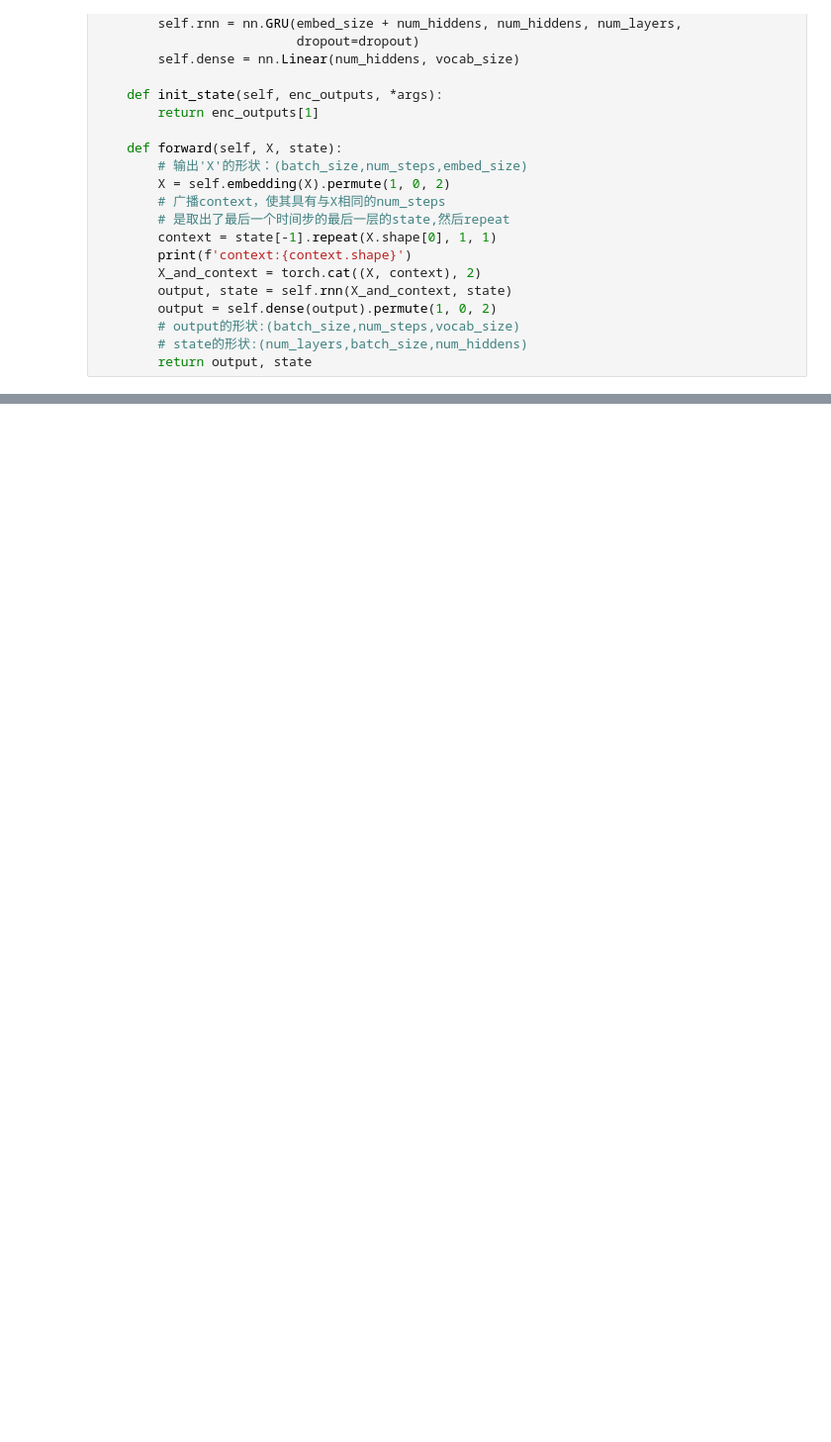
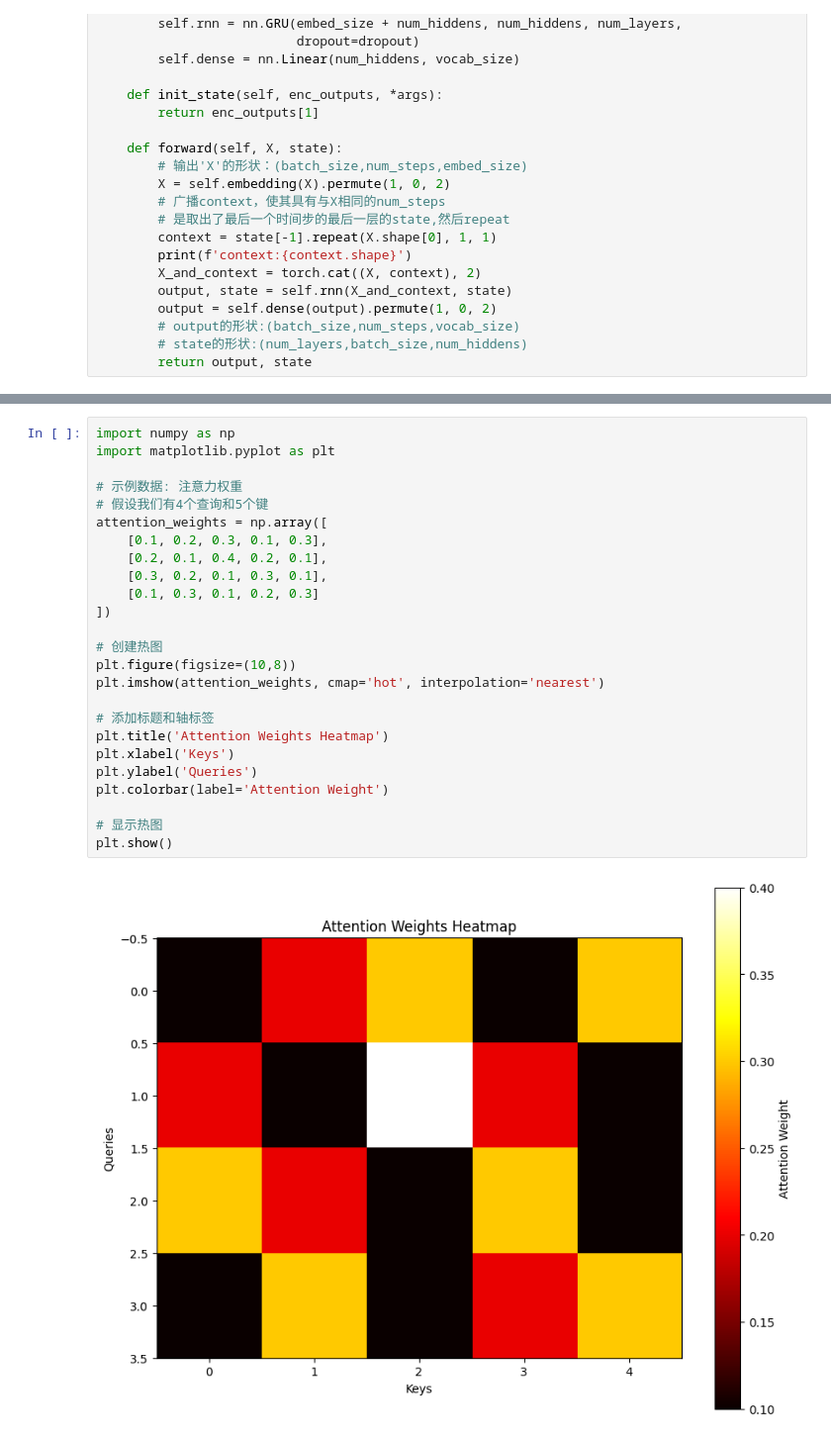
Before and after one commit to Muyiiiii/LimuClass-DL, a Jupyter notebook: code/myCode/try.ipynb, the cells around one changed output, grey strips where cells are left out. Shown at 99% size. Drawn from its saved outputs; the diff is of its cells as text; blank space fills up the shorter version.

```diff
--- a/code/myCode/try.ipynb
+++ b/code/myCode/try.ipynb
@@ -692,0 +693,27 @@ context:torch.Size([7, 4, 16])
+# %%
+import numpy as np
+import matplotlib.pyplot as plt
+
+# 示例数据: 注意力权重
+# 假设我们有4个查询和5个键
+attention_weights = np.array([
+    [0.1, 0.2, 0.3, 0.1, 0.3],
+    [0.2, 0.1, 0.4, 0.2, 0.1],
+    [0.3, 0.2, 0.1, 0.3, 0.1],
+    [0.1, 0.3, 0.1, 0.2, 0.3]
+])
+
+# 创建热图
+plt.figure(figsize=(10,8))
+plt.imshow(attention_weights, cmap='hot', interpolation='nearest')
+
+# 添加标题和轴标签
+plt.title('Attention Weights Heatmap')
+plt.xlabel('Keys')
+plt.ylabel('Queries')
+plt.colorbar(label='Attention Weight')
+
+# 显示热图
+plt.show()
+# %% [output]
+[figure, added]
```
Also changed, not shown: parts of 2 cells of this notebook, 5 other files.
